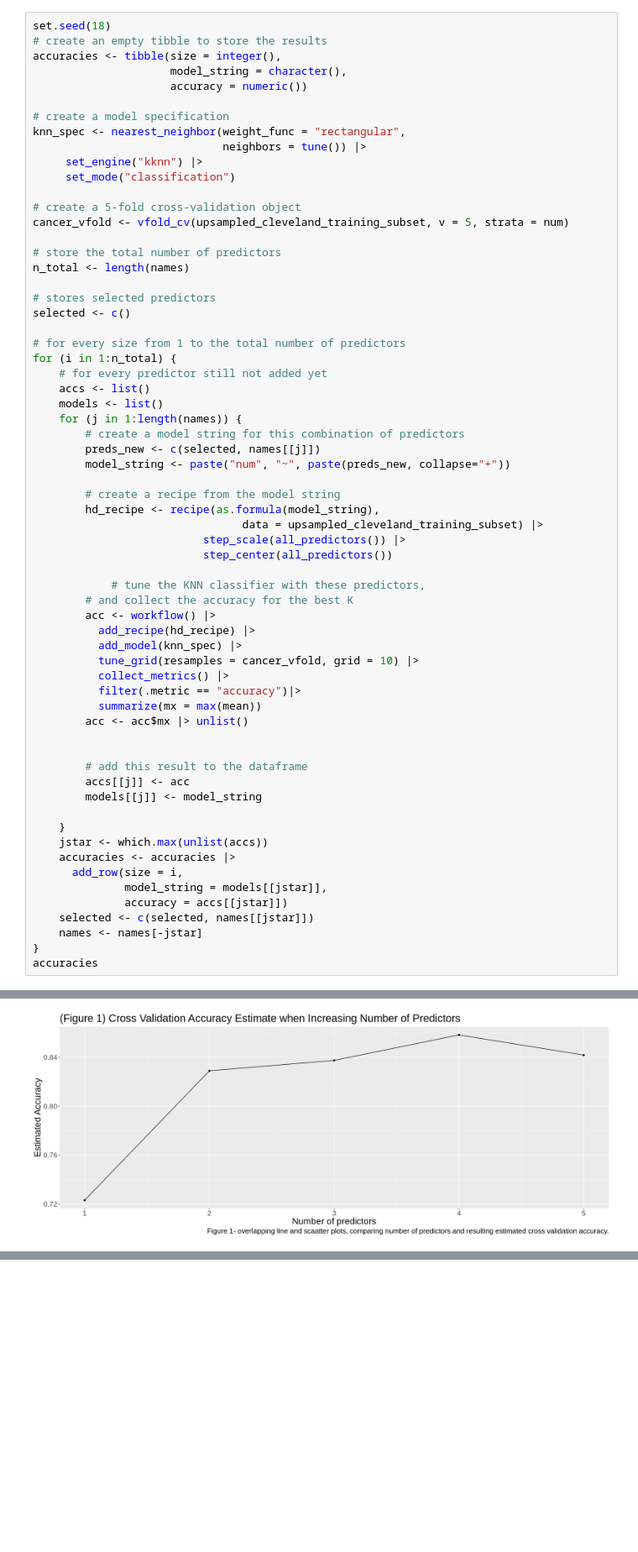
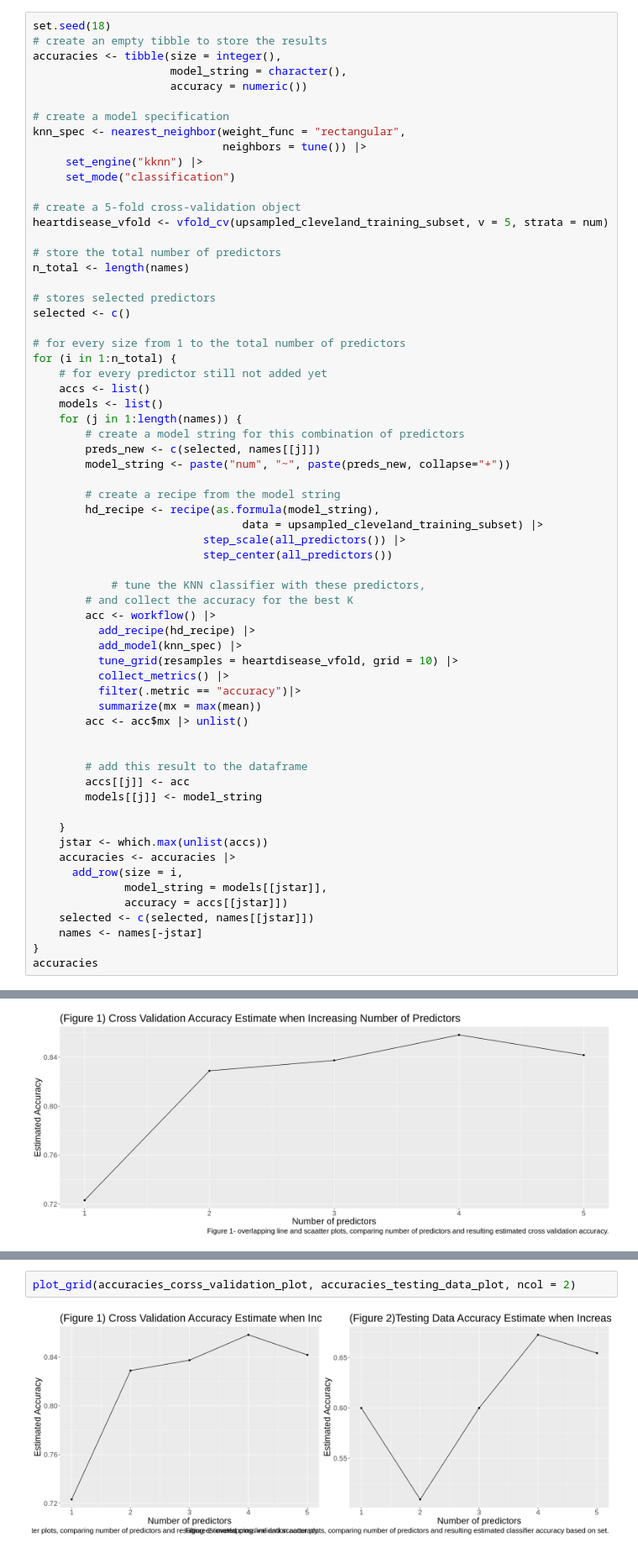
Before and after one commit to justinlook/dsci-100-2022w1-group-10, a Jupyter notebook: Final-project-group10.ipynb, the cells around one changed output, grey strips where cells are left out. Shown: that part at 84% size. Drawn from its saved outputs; the diff is of its cells as text; blank space fills up the shorter version.

```diff
--- a/Final-project-group10.ipynb
+++ b/Final-project-group10.ipynb
@@ -466,7 +466,7 @@ knn_spec <- nearest_neighbor(weight_func = "rectangular",
      set_mode("classification")
 
 # create a 5-fold cross-validation object
-cancer_vfold <- vfold_cv(upsampled_cleveland_training_subset, v = 5, strata = num)
+heartdisease_vfold <- vfold_cv(upsampled_cleveland_training_subset, v = 5, strata = num)
 
 # store the total number of predictors
 n_total <- length(names)
@@ -495,7 +495,7 @@ for (i in 1:n_total) {
         acc <- workflow() |>
           add_recipe(hd_recipe) |>
           add_model(knn_spec) |>
-          tune_grid(resamples = cancer_vfold, grid = 10) |>
+          tune_grid(resamples = heartdisease_vfold, grid = 10) |>
           collect_metrics() |>
           filter(.metric == "accuracy")|>
           summarize(mx = max(mean))
@@ -714,3 +756,7 @@ accuracy_testing_dataset_size5
+# %%
+plot_grid(accuracies_corss_validation_plot, accuracies_testing_data_plot, ncol = 2)
+# %% [output]
+[figure, added]
 # %% [markdown]
 ## Expected outcomes and significance:
 ### What do you expect to find?
```
Also changed, not shown: parts of 4 cells of this notebook.
